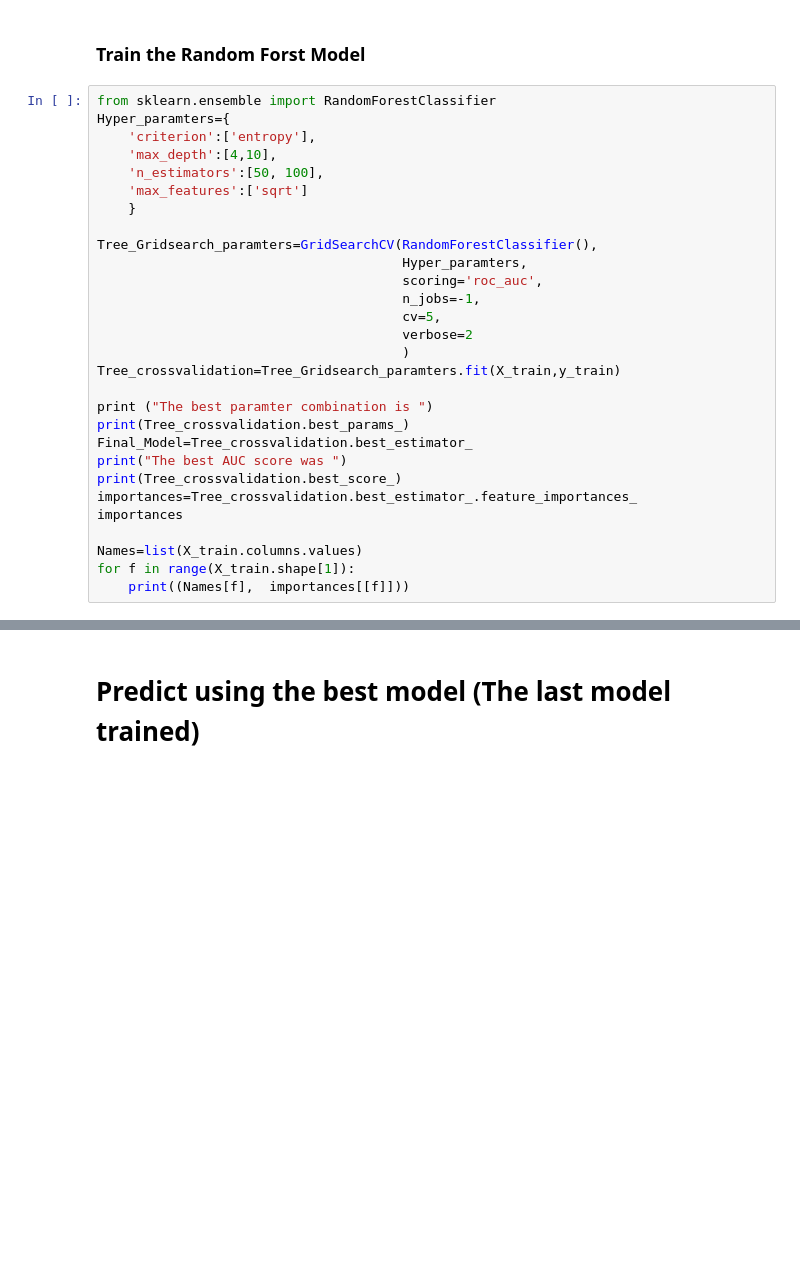
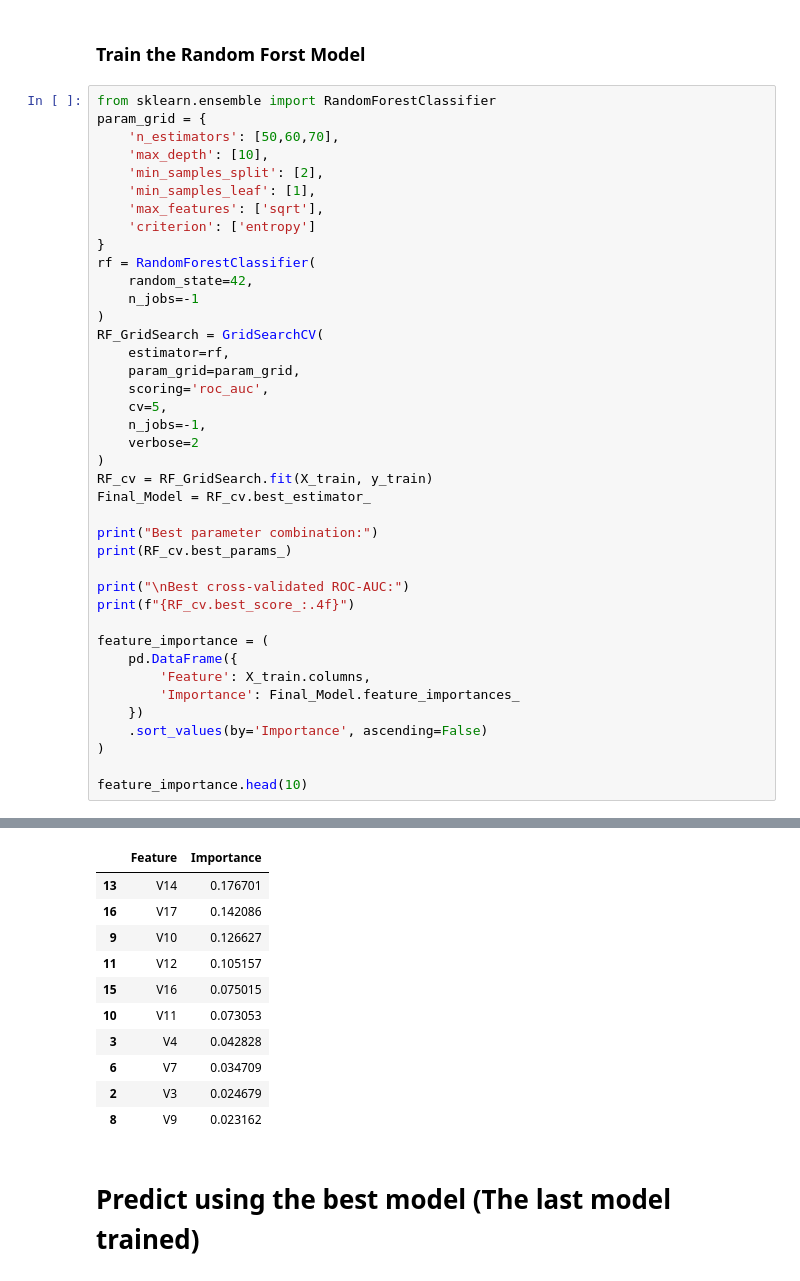
Before and after one commit to BootMerc/CreditCard-fraud-detection, a Jupyter notebook: DM project_Random_Forest.ipynb, the cells around one changed output, grey strips where cells are left out. Cells and saved outputs as stored; diff of their text form; blank space fills up the shorter version.

```diff
--- a/DM project_Random_Forest.ipynb
+++ b/DM project_Random_Forest.ipynb
@@ -546,31 +481,42 @@ Amount: 0.0066
 ### Train the Random Forst Model
 # %%
 from sklearn.ensemble import RandomForestClassifier
-Hyper_paramters={
-    'criterion':['entropy'],
-    'max_depth':[4,10],
-    'n_estimators':[50, 100],
-    'max_features':['sqrt']
-    }
+param_grid = {
+    'n_estimators': [50,60,70],
+    'max_depth': [10],
+    'min_samples_split': [2],
+    'min_samples_leaf': [1],
+    'max_features': ['sqrt'],
+    'criterion': ['entropy']
+}
+rf = RandomForestClassifier(
+    random_state=42,
+    n_jobs=-1
+)
+RF_GridSearch = GridSearchCV(
+    estimator=rf,
+    param_grid=param_grid,
+    scoring='roc_auc',
+    cv=5,
+    n_jobs=-1,
+    verbose=2
+)
+RF_cv = RF_GridSearch.fit(X_train, y_train)
+Final_Model = RF_cv.best_estimator_
 
-Tree_Gridsearch_paramters=GridSearchCV(RandomForestClassifier(),
-                                       Hyper_paramters,
-                                       scoring='roc_auc',
-                                       n_jobs=-1,
-                                       cv=5,
-                                       verbose=2
-                                       )
-Tree_crossvalidation=Tree_Gridsearch_paramters.fit(X_train,y_train)
+print("Best parameter combination:")
+print(RF_cv.best_params_)
 
-print ("The best paramter combination is ")
-print(Tree_crossvalidation.best_params_)
-Final_Model=Tree_crossvalidation.best_estimator_
-print("The best AUC score was ")
-print(Tree_crossvalidation.best_score_)
-importances=Tree_crossvalidation.best_estimator_.feature_importances_
-importances
+print("\nBest cross-validated ROC-AUC:")
+print(f"{RF_cv.best_score_:.4f}")
 
-Names=list(X_train.columns.values)
-for f in range(X_train.shape[1]):
-    print((Names[f],  importances[[f]]))
+feature_importance = (
+    pd.DataFrame({
+        'Feature': X_train.columns,
+        'Importance': Final_Model.feature_importances_
+    })
+    .sort_values(by='Importance', ascending=False)
+)
+
+feature_importance.head(10)
 # %% [output]
@@ -594,3 +529,14 @@ The best AUC score was
+|  | Feature | Importance |
+| 13 | V14 | 0.176701 |
+| 16 | V17 | 0.142086 |
+| 9 | V10 | 0.126627 |
+| 11 | V12 | 0.105157 |
+| 15 | V16 | 0.075015 |
+| 10 | V11 | 0.073053 |
+| 3 | V4 | 0.042828 |
+| 6 | V7 | 0.034709 |
+| 2 | V3 | 0.024679 |
+| 8 | V9 | 0.023162 |
 # %% [markdown]
 # Predict using the best model (The last model trained)
 # %%
```
Also changed, not shown: parts of 13 cells of this notebook.
